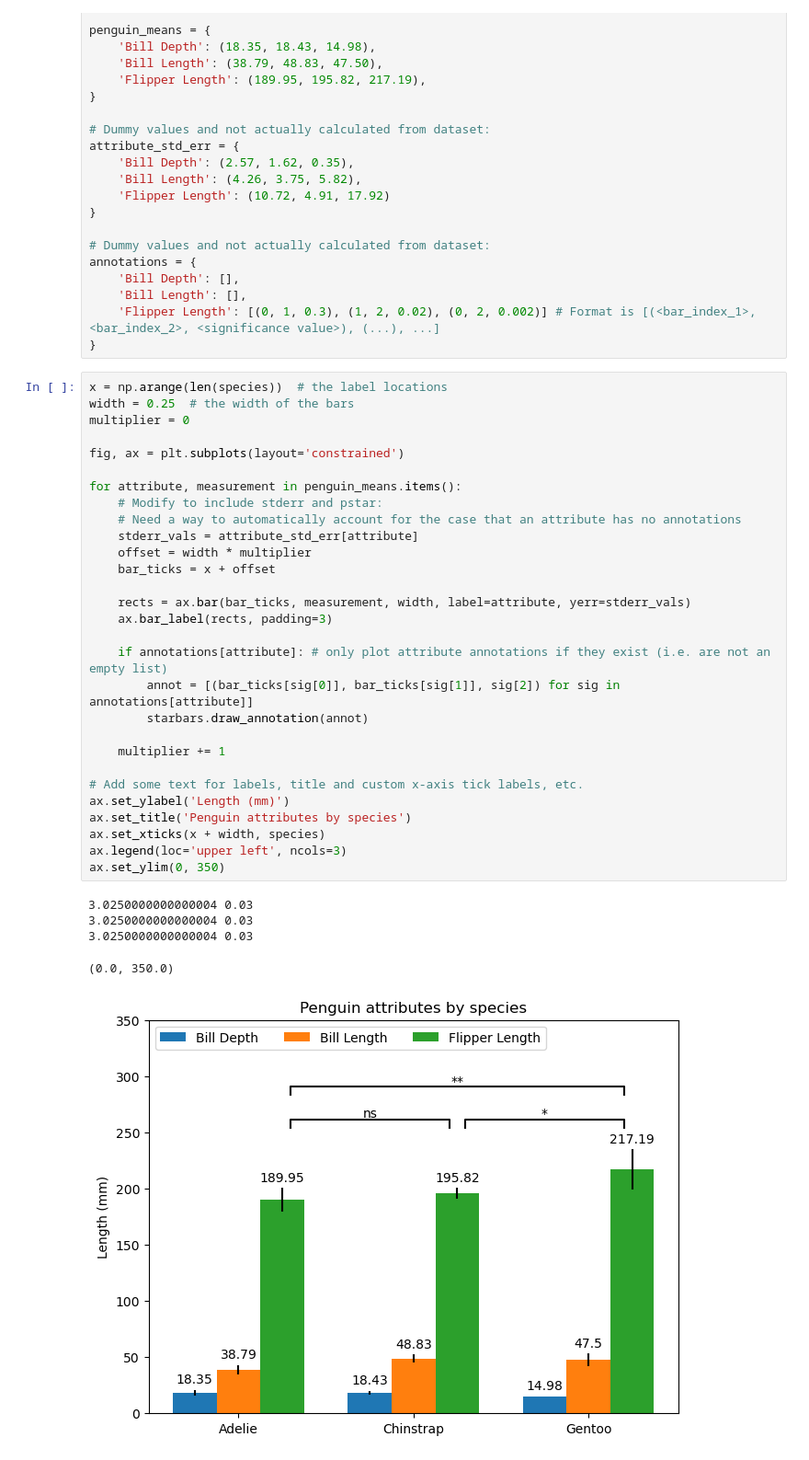
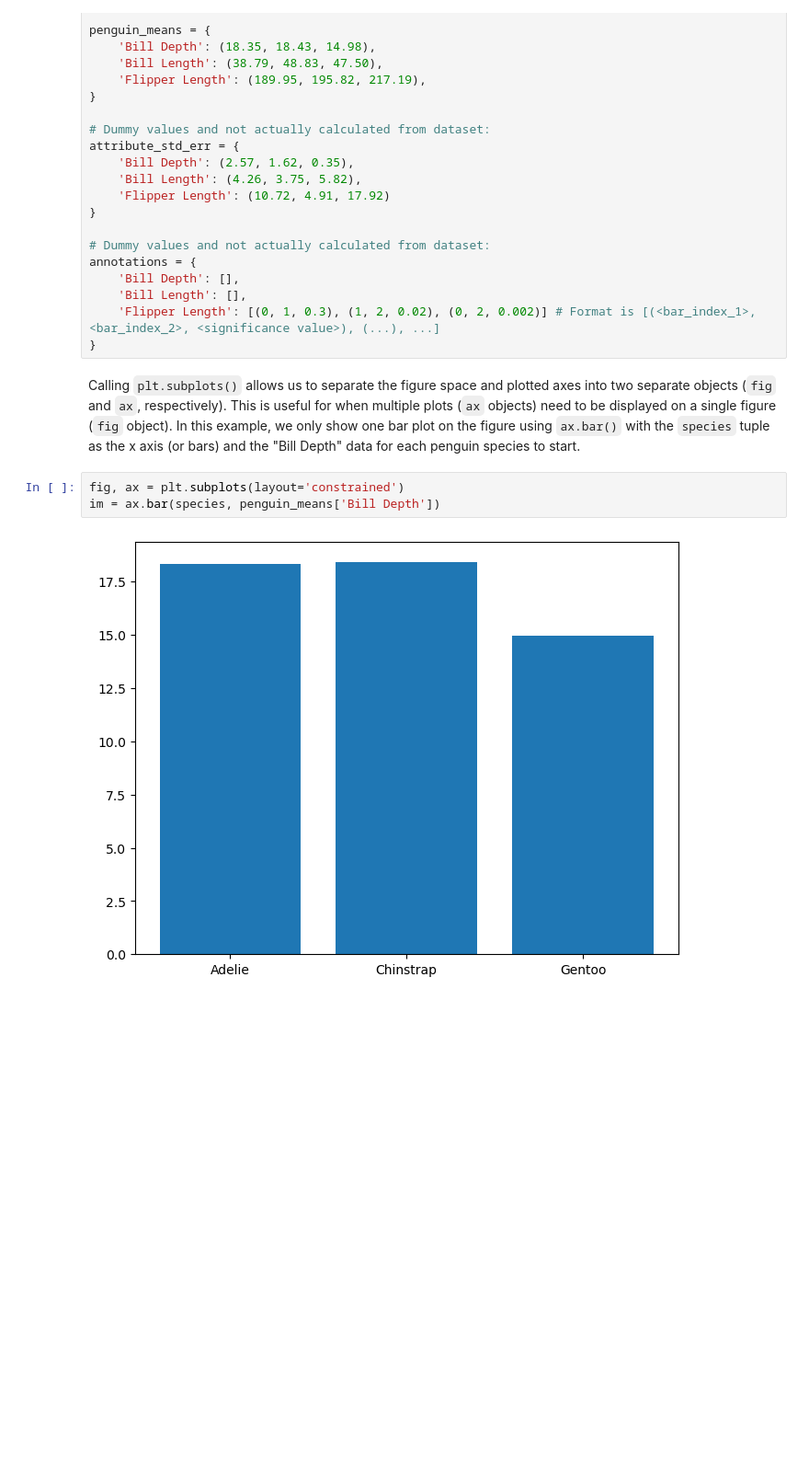
Before and after one commit to jkantorow/nucommlab-datavis-workshop, a Jupyter notebook: day-2/d_grouped_bar_with_star_sig.ipynb, the cells around one changed output. Shown at 92% size. Cells and saved outputs as stored; diff of their text form; blank space fills up the shorter version.

```diff
--- a/day-2/d_grouped_bar_with_star_sig.ipynb
+++ b/day-2/d_grouped_bar_with_star_sig.ipynb
@@ -34,38 +37,10 @@ annotations = {
     'Bill Length': [],
     'Flipper Length': [(0, 1, 0.3), (1, 2, 0.02), (0, 2, 0.002)] # Format is [(<bar_index_1>, <bar_index_2>, <significance value>), (...), ...]
 }
-# %%
-x = np.arange(len(species))  # the label locations
-width = 0.25  # the width of the bars
-multiplier = 0
-
-fig, ax = plt.subplots(layout='constrained')
-
-for attribute, measurement in penguin_means.items():
-    # Modify to include stderr and pstar:
-    # Need a way to automatically account for the case that an attribute has no annotations
-    stderr_vals = attribute_std_err[attribute]
-    offset = width * multiplier
-    bar_ticks = x + offset
-
-    rects = ax.bar(bar_ticks, measurement, width, label=attribute, yerr=stderr_vals)
-    ax.bar_label(rects, padding=3)
-
-    if annotations[attribute]: # only plot attribute annotations if they exist (i.e. are not an empty list)
-        annot = [(bar_ticks[sig[0]], bar_ticks[sig[1]], sig[2]) for sig in annotations[attribute]]
-        starbars.draw_annotation(annot)
-
-    multiplier += 1
-
-# Add some text for labels, title and custom x-axis tick labels, etc.
-ax.set_ylabel('Length (mm)')
-ax.set_title('Penguin attributes by species')
-ax.set_xticks(x + width, species)
-ax.legend(loc='upper left', ncols=3)
-ax.set_ylim(0, 350)
-# %% [output]
-3.0250000000000004 0.03
-3.0250000000000004 0.03
-3.0250000000000004 0.03
-(0.0, 350.0)
-[figure, removed]
+# %% [markdown]
+Calling `plt.subplots()` allows us to separate the figure space and plotted axes into two separate objects (`fig` and `ax`, respectively). This is useful for when multiple plots (`ax` objects) need to be displayed on a single figure (`fig` object). In this example, we only show one bar plot on the figure using `ax.bar()` with the `species` tuple as the x axis (or bars) and the "Bill Depth" data for each penguin species to start.
+# %%
+fig, ax = plt.subplots(layout='constrained')
+im = ax.bar(species, penguin_means['Bill Depth'])
+# %% [output]
+[figure, added]
```
Also changed, not shown: parts of 17 cells of this notebook.
